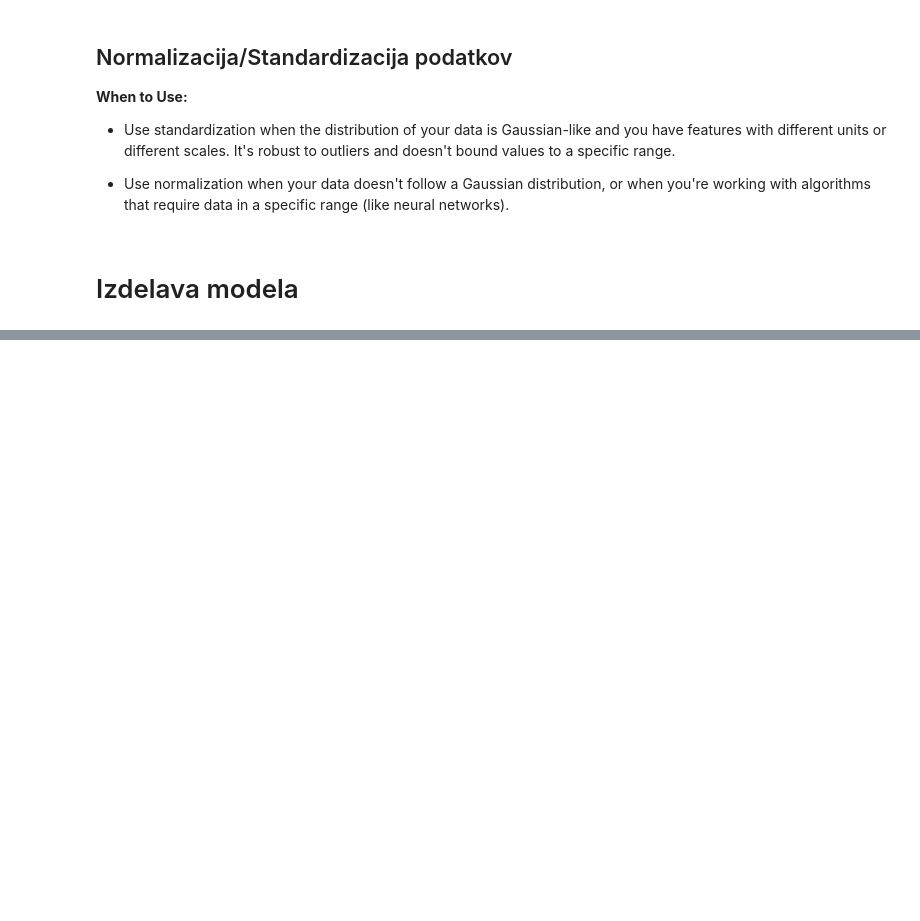
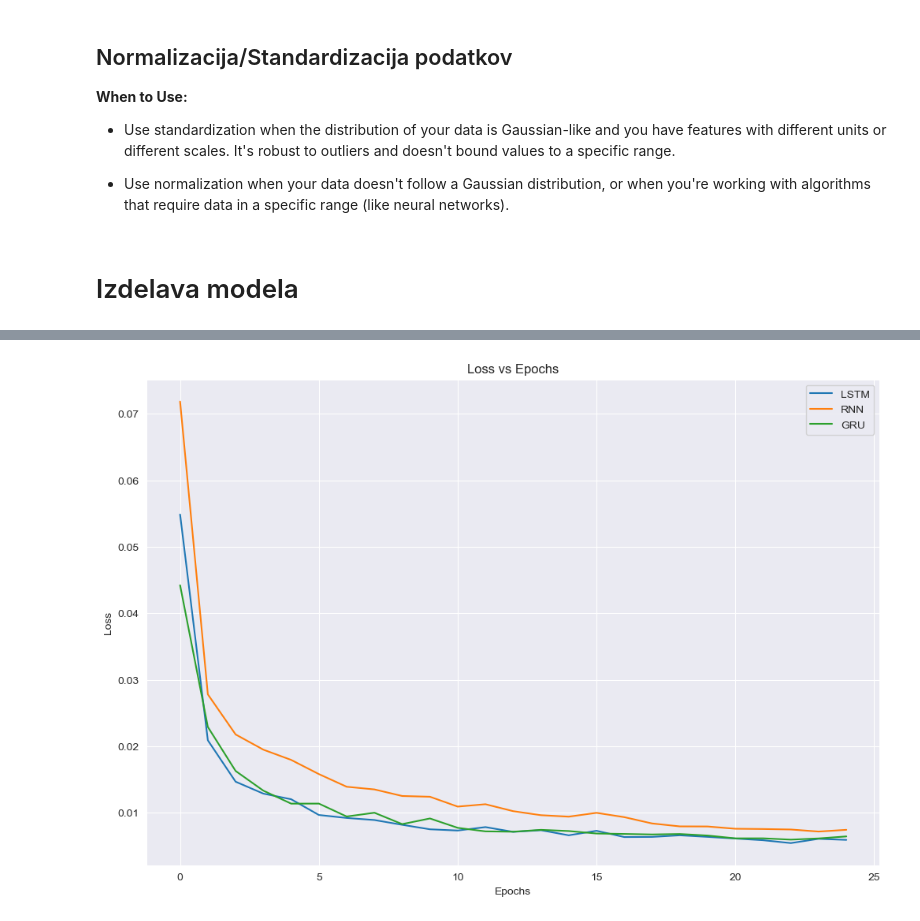
Before and after one commit to perkzen/development-of-intelligent-solutions-with-machine-learning, a Jupyter notebook: project/main.ipynb, the cells around one changed output, grey strips where cells are left out. Saved outputs shown, nothing was run; the diff lists cells and outputs as text; code cells hidden in the pictures; blank space fills up the shorter version.

```diff
--- a/project/main.ipynb
+++ b/project/main.ipynb
@@ -538,0 +557,29 @@ predicted = np.reshape(predicted, (predicted.size,))
+# %%
+best_score = float('-inf')
+best_model = None
+best_grid_result = None
+history = {}
+best_models = {}
+
+model_names = ['LSTM', 'RNN', 'GRU']
+
+for idx, create_model_fn in enumerate(model_fns):
+
+    model = KerasRegressor(build_fn=create_model_fn, verbose=0)
+
+    grid = RandomizedSearchCV(estimator=model, param_distributions=param_grid,
+                              scoring='neg_mean_squared_error', cv=3, n_iter=10,
+                              random_state=1234)
+    grid_result = grid.fit(X_train, y_train, verbose=1, validation_data=(X_test, y_test))
+    print("Best: %f using %s" % (grid_result.best_score_, grid_result.best_params_))
+
+    history[model_names[idx]] = grid_result.best_estimator_.model.history.history
+    best_models[model_names[idx]] = grid_result.best_estimator_.model
+
+    if grid_result.best_score_ > best_score:
+        best_score = grid_result.best_score_
+        best_model = grid_result.best_estimator_.model
+        best_grid_result = grid_result
+
+print("Best model found:", best_model.name)
+print("Best score:", best_score)
@@ -538,0 +638,14 @@ predicted = np.reshape(predicted, (predicted.size,))
+# %%
+def plot_history(history):
+    plt.figure(figsize=(12, 8))
+    for name, values in history.items():
+        plt.plot(values['loss'], label=name)
+    plt.xlabel('Epochs')
+    plt.ylabel('Loss')
+    plt.title('Loss vs Epochs')
+    plt.legend()
+    plt.show()
+# %%
+plot_history(history)
+# %% [output]
+[figure, added]
```
Also changed, not shown: parts of 30 cells of this notebook.
